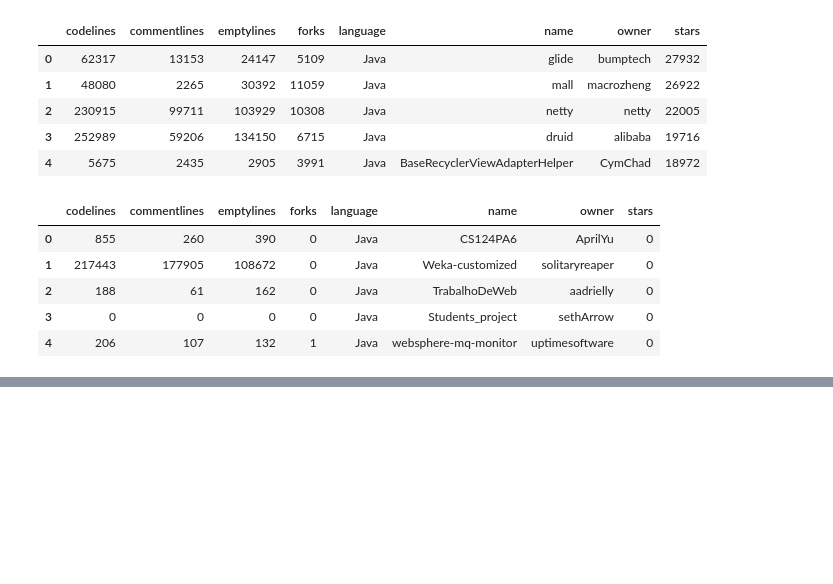
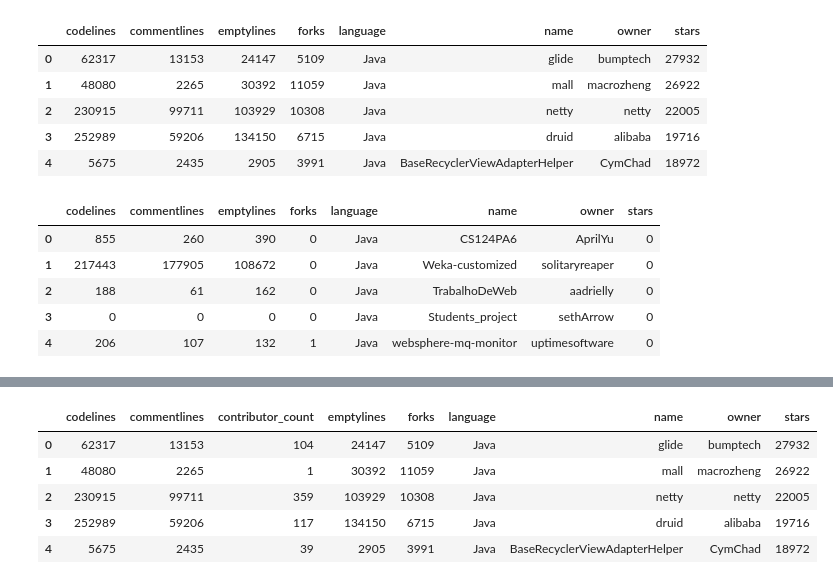
Before and after one commit to davedscl/AdvancedMethodsSe, a Jupyter notebook: evaluation.ipynb, the cells around one changed output, grey strips where cells are left out. Cells and saved outputs as stored; diff of their text form; code cells hidden in the pictures; blank space fills up the shorter version.

```diff
--- a/evaluation.ipynb
+++ b/evaluation.ipynb
@@ -268,0 +298,10 @@ java_comment = np.concatenate((df_java_best['commentlines'].values, df_java_wors
+# %%
+cont_java_best = pd.read_json ('contr_java_best.json')
+cont_java_best.head()
+# %% [output]
+|  | codelines | commentlines | contributor_count | emptylines | forks | language | name | owner | stars |
+| 0 | 62317 | 13153 | 104 | 24147 | 5109 | Java | glide | bumptech | 27932 |
+| 1 | 48080 | 2265 | 1 | 30392 | 11059 | Java | mall | macrozheng | 26922 |
+| 2 | 230915 | 99711 | 359 | 103929 | 10308 | Java | netty | netty | 22005 |
+| 3 | 252989 | 59206 | 117 | 134150 | 6715 | Java | druid | alibaba | 19716 |
+| 4 | 5675 | 2435 | 39 | 2905 | 3991 | Java | BaseRecyclerViewAdapterHelper | CymChad | 18972 |
```
Also changed, not shown: parts of 13 cells of this notebook.
